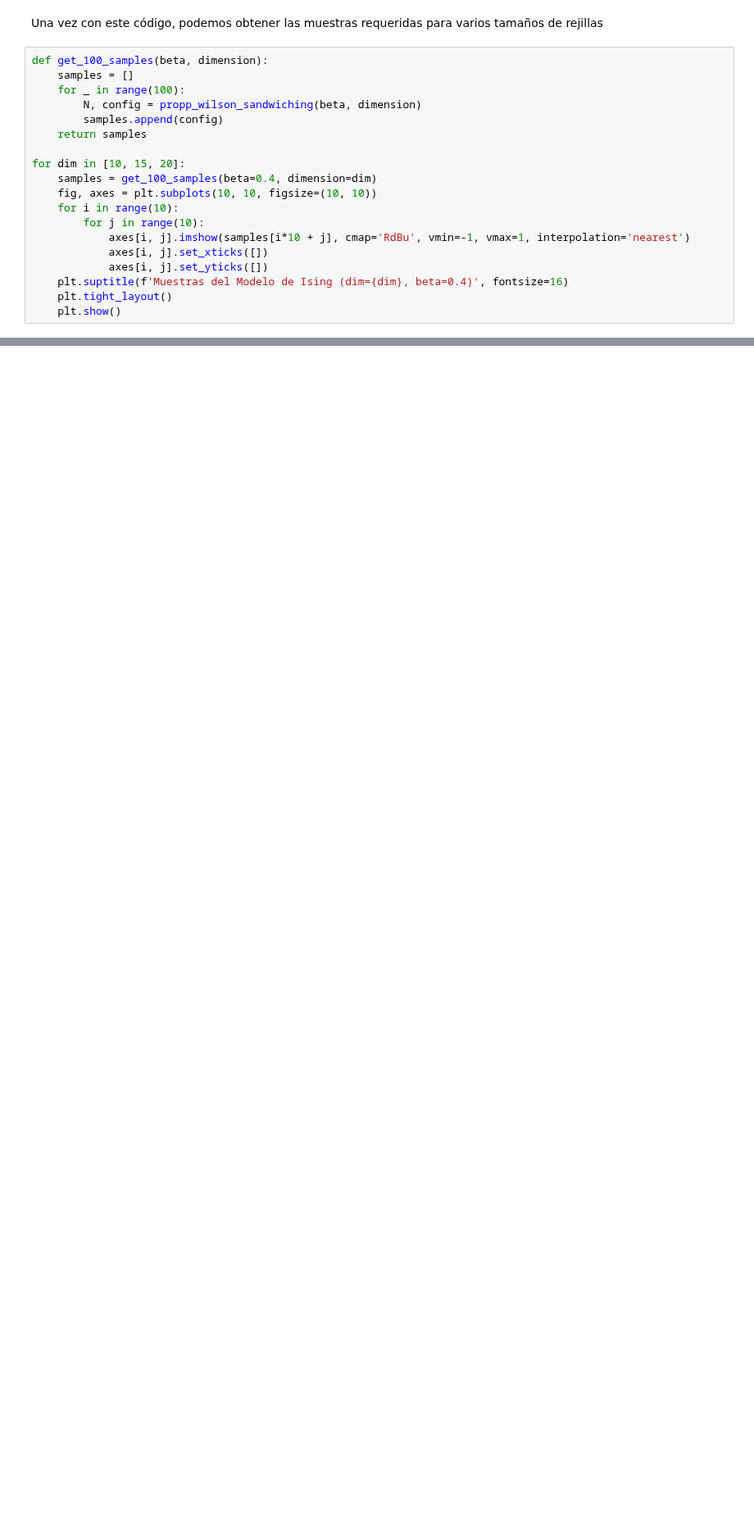
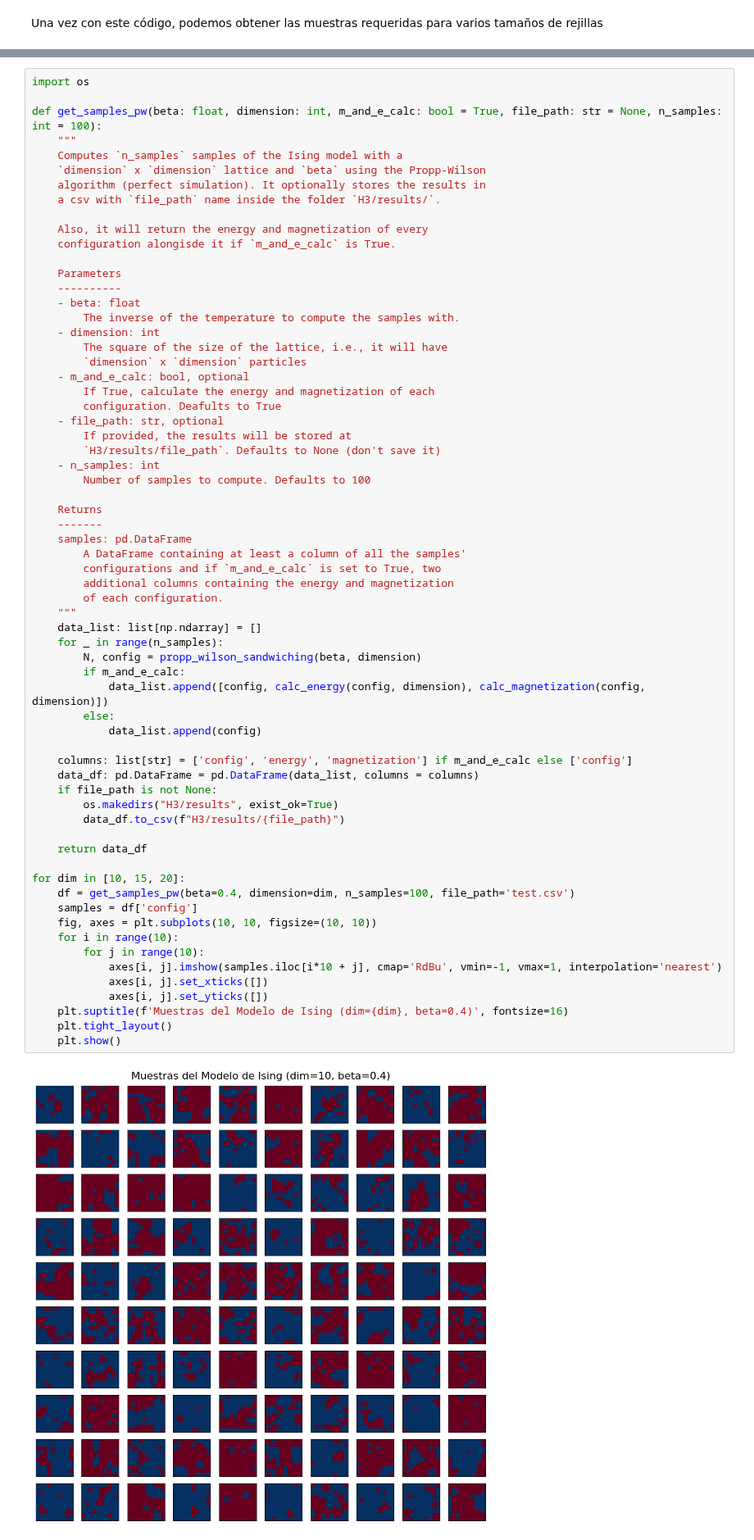
Before and after one commit to Unbo10/Markov, a Jupyter notebook: Homework_3.ipynb, the cells around one changed output, grey strips where cells are left out. Shown at 82% size. Saved outputs shown, nothing was run; the diff lists cells and outputs as text; blank space fills up the shorter version.

```diff
--- a/Homework_3.ipynb
+++ b/Homework_3.ipynb
@@ -452,22 +548,3 @@ propp_wilson_sandwiching(beta=0.4, dimension=10)
         [ 1,  1,  1,  1, -1,  1,  1,  1,  1,  1]]))
 # %% [markdown]
 Una vez con este código, podemos obtener las muestras requeridas para varios tamaños de rejillas
-# %%
-def get_100_samples(beta, dimension):
-    samples = []
-    for _ in range(100):
-        N, config = propp_wilson_sandwiching(beta, dimension)
-        samples.append(config)
-    return samples
-
-for dim in [10, 15, 20]:
-    samples = get_100_samples(beta=0.4, dimension=dim)
-    fig, axes = plt.subplots(10, 10, figsize=(10, 10))
-    for i in range(10):
-        for j in range(10):
-            axes[i, j].imshow(samples[i*10 + j], cmap='RdBu', vmin=-1, vmax=1, interpolation='nearest')
-            axes[i, j].set_xticks([])
-            axes[i, j].set_yticks([])
-    plt.suptitle(f'Muestras del Modelo de Ising (dim={dim}, beta=0.4)', fontsize=16)
-    plt.tight_layout()
-    plt.show()
@@ -480,0 +551,67 @@ for dim in [10, 15, 20]:
+# %%
+import os
+
+def get_samples_pw(beta: float, dimension: int, m_and_e_calc: bool = True, file_path: str = None, n_samples: int = 100):
+    """
+    Computes `n_samples` samples of the Ising model with a
+    `dimension` x `dimension` lattice and `beta` using the Propp-Wilson
+    algorithm (perfect simulation). It optionally stores the results in
+    a csv with `file_path` name inside the folder `H3/results/`.
+
+    Also, it will return the energy and magnetization of every
+    configuration alongisde it if `m_and_e_calc` is True.
+
+    Parameters
+    ----------
+    - beta: float
+        The inverse of the temperature to compute the samples with.
+    - dimension: int
+        The square of the size of the lattice, i.e., it will have
+        `dimension` x `dimension` particles
+    - m_and_e_calc: bool, optional
+        If True, calculate the energy and magnetization of each
+        configuration. Deafults to True
+    - file_path: str, optional
+        If provided, the results will be stored at
+        `H3/results/file_path`. Defaults to None (don't save it)
+    - n_samples: int
+        Number of samples to compute. Defaults to 100
+
+    Returns
+    -------
+    samples: pd.DataFrame
+        A DataFrame containing at least a column of all the samples'
+        configurations and if `m_and_e_calc` is set to True, two
+        additional columns containing the energy and magnetization
+        of each configuration.
+    """
+    data_list: list[np.ndarray] = []
+    for _ in range(n_samples):
+        N, config = propp_wilson_sandwiching(beta, dimension)
+        if m_and_e_calc:
+            data_list.append([config, calc_energy(config, dimension), calc_magnetization(config, dimension)])
+        else:
+            data_list.append(config)
+
+    columns: list[str] = ['config', 'energy', 'magnetization'] if m_and_e_calc else ['config']
+    data_df: pd.DataFrame = pd.DataFrame(data_list, columns = columns)
+    if file_path is not None:
+        os.makedirs("H3/results", exist_ok=True)
+        data_df.to_csv(f"H3/results/{file_path}")
+
+    return data_df
+
+for dim in [10, 15, 20]:
+    df = get_samples_pw(beta=0.4, dimension=dim, n_samples=100, file_path='test.csv')
+    samples = df['config']
+    fig, axes = plt.subplots(10, 10, figsize=(10, 10))
+    for i in range(10):
+        for j in range(10):
+            axes[i, j].imshow(samples.iloc[i*10 + j], cmap='RdBu', vmin=-1, vmax=1, interpolation='nearest')
+            axes[i, j].set_xticks([])
+            axes[i, j].set_yticks([])
+    plt.suptitle(f'Muestras del Modelo de Ising (dim={dim}, beta=0.4)', fontsize=16)
+    plt.tight_layout()
+    plt.show()
+# %% [output]
+[figure, added]
```
Also changed, not shown: parts of 22 cells of this notebook, 1 other file.
